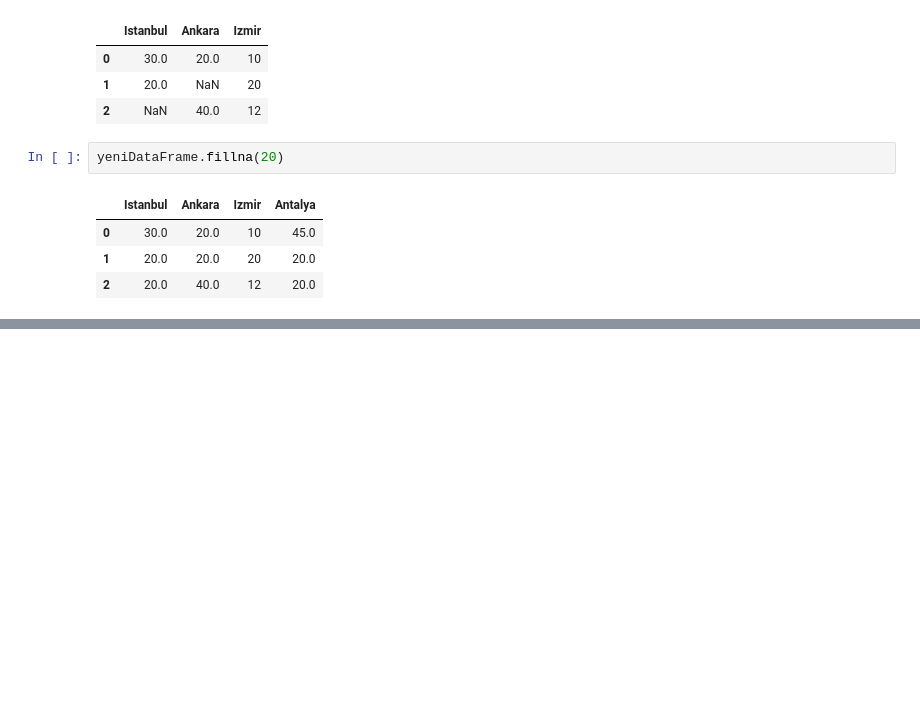
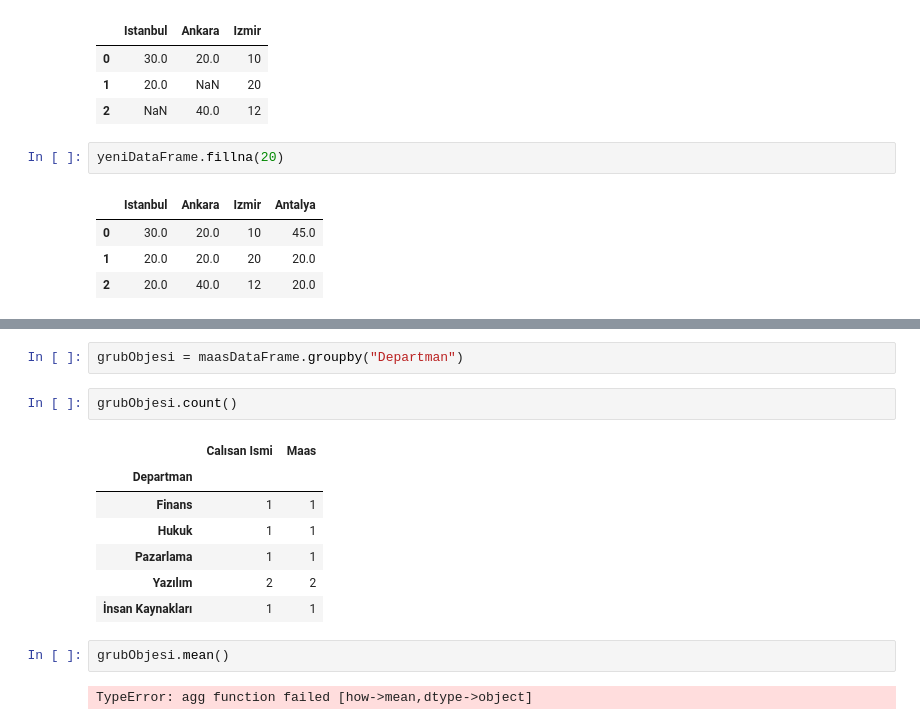
Before and after one commit to Baran0ner/Python-Exercise, a Jupyter notebook: 24-PandasOperasyonlar/PandasOperasyonlar.ipynb, the cells around one changed output, grey strips where cells are left out. Drawn from its saved outputs; the diff is of its cells as text; blank space fills up the shorter version.

```diff
--- a/24-PandasOperasyonlar/PandasOperasyonlar.ipynb
+++ b/24-PandasOperasyonlar/PandasOperasyonlar.ipynb
@@ -52,0 +71,16 @@ yeniDataFrame.fillna(20)
+# %%
+grubObjesi = maasDataFrame.groupby("Departman")
+# %%
+grubObjesi.count()
+# %% [output]
+|  | Calısan Ismi | Maas |
+| Departman |  |  |
+| Finans | 1 | 1 |
+| Hukuk | 1 | 1 |
+| Pazarlama | 1 | 1 |
+| Yazılım | 2 | 2 |
+| İnsan Kaynakları | 1 | 1 |
+# %%
+grubObjesi.mean()
+# %% [output]
+TypeError: agg function failed [how->mean,dtype->object]
```
Also changed, not shown: parts of 9 cells of this notebook.
